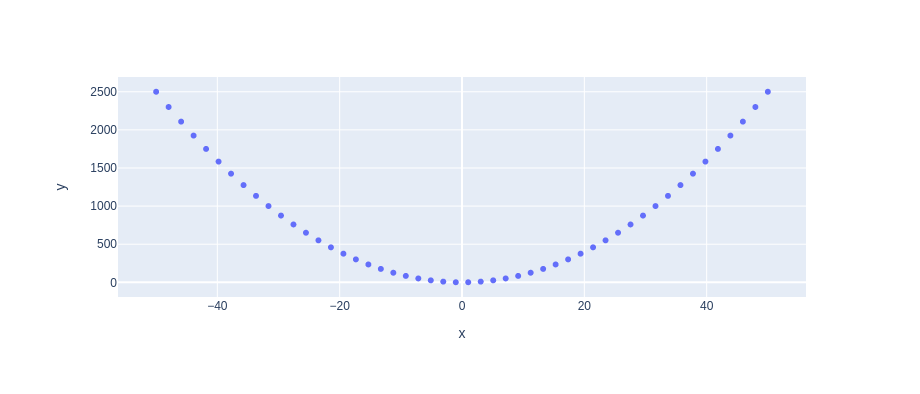
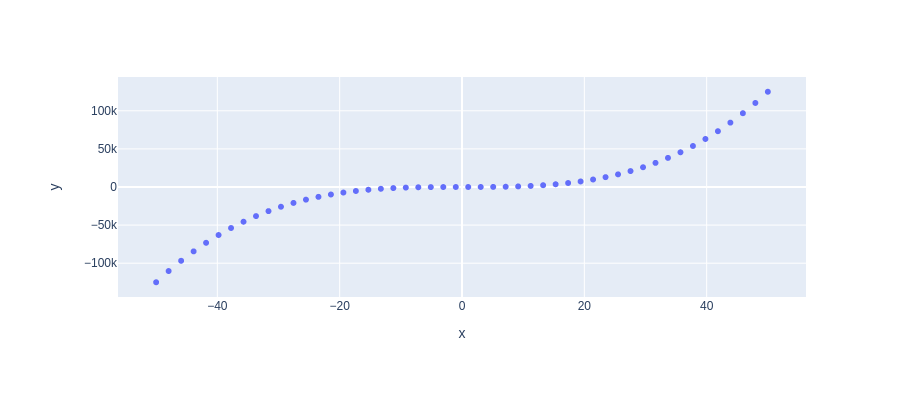
Before and after one commit to ng-rh/my-notebooks, a Jupyter notebook: experiment1.ipynb, the cells around one changed output. Cells and saved outputs as stored; diff of their text form; code cells hidden in the pictures.

```diff
--- a/experiment1.ipynb
+++ b/experiment1.ipynb
@@ -1,12 +1,12 @@
 # %%
     import numpy as np
     import plotly.express as px
     # x.axis data points
     x = np.linspace(start=-50, stop=50)
     # y-axis data points
-    y = x ** 2
+    y = x ** 5
     # define the plot
     fig = px.scatter(x=x, y=y)
     fig.show()
 # %% [output]
-[figure, old version]
+[figure, new version]
```
